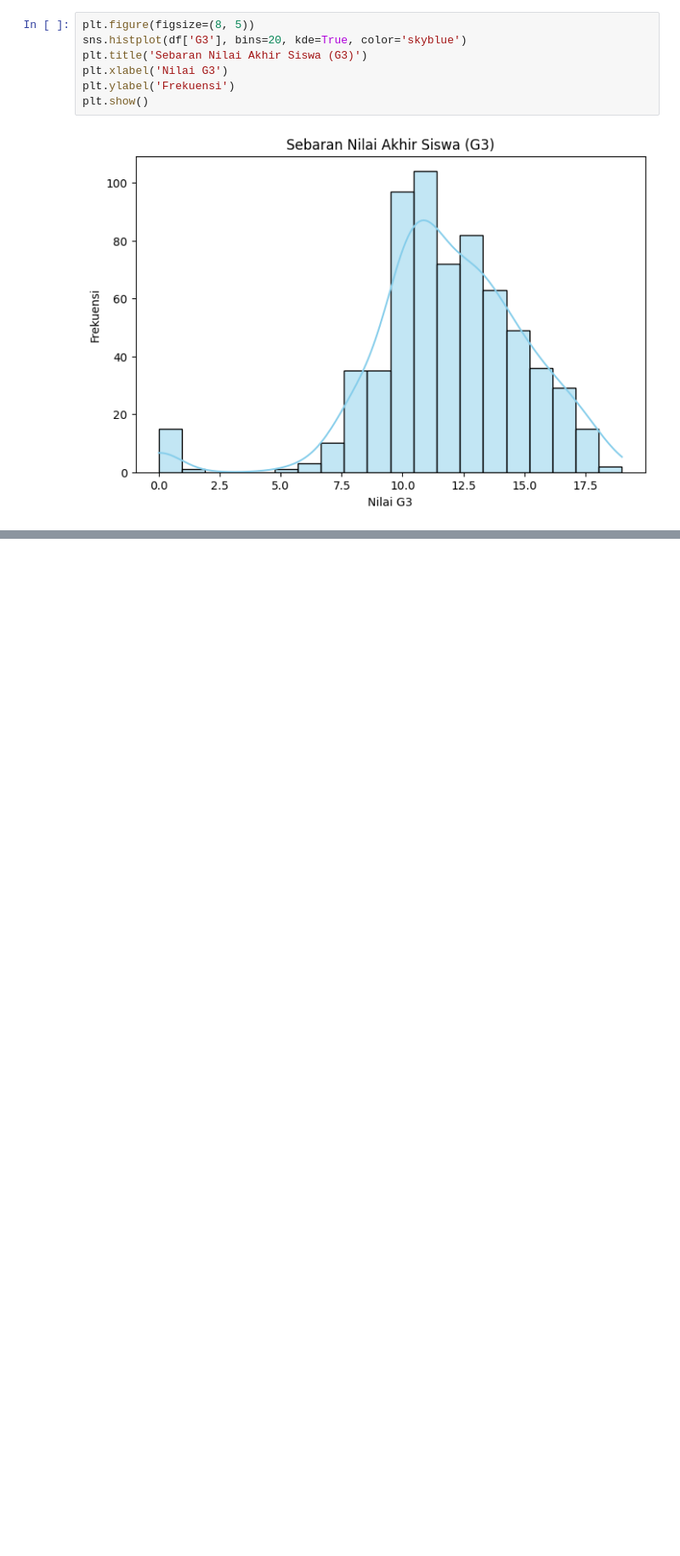
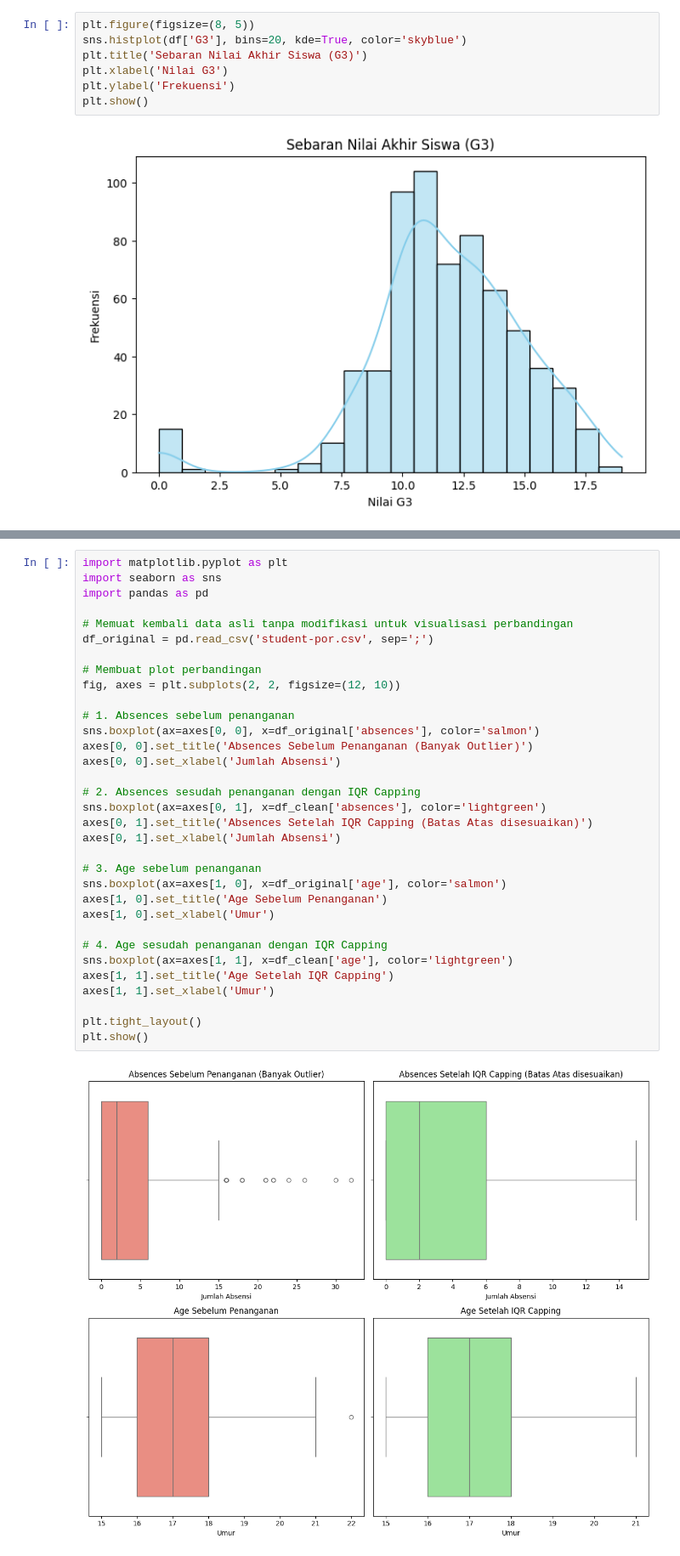
Before and after one commit to iindrisw/PROJEK-MACHINE-LEARNING-1, a Jupyter notebook: projek_machine_learning.ipynb, the cells around one changed output, grey strips where cells are left out. Shown at 85% size. Cells and saved outputs as stored; diff of their text form; blank space fills up the shorter version.

```diff
--- a/projek_machine_learning.ipynb
+++ b/projek_machine_learning.ipynb
@@ -170,0 +236,35 @@ plt.show()
+# %%
+import matplotlib.pyplot as plt
+import seaborn as sns
+import pandas as pd
+
+# Memuat kembali data asli tanpa modifikasi untuk visualisasi perbandingan
+df_original = pd.read_csv('student-por.csv', sep=';')
+
+# Membuat plot perbandingan
+fig, axes = plt.subplots(2, 2, figsize=(12, 10))
+
+# 1. Absences sebelum penanganan
+sns.boxplot(ax=axes[0, 0], x=df_original['absences'], color='salmon')
+axes[0, 0].set_title('Absences Sebelum Penanganan (Banyak Outlier)')
+axes[0, 0].set_xlabel('Jumlah Absensi')
+
+# 2. Absences sesudah penanganan dengan IQR Capping
+sns.boxplot(ax=axes[0, 1], x=df_clean['absences'], color='lightgreen')
+axes[0, 1].set_title('Absences Setelah IQR Capping (Batas Atas disesuaikan)')
+axes[0, 1].set_xlabel('Jumlah Absensi')
+
+# 3. Age sebelum penanganan
+sns.boxplot(ax=axes[1, 0], x=df_original['age'], color='salmon')
+axes[1, 0].set_title('Age Sebelum Penanganan')
+axes[1, 0].set_xlabel('Umur')
+
+# 4. Age sesudah penanganan dengan IQR Capping
+sns.boxplot(ax=axes[1, 1], x=df_clean['age'], color='lightgreen')
+axes[1, 1].set_title('Age Setelah IQR Capping')
+axes[1, 1].set_xlabel('Umur')
+
+plt.tight_layout()
+plt.show()
+# %% [output]
+[figure, added]
```
Also changed, not shown: parts of 4 cells of this notebook.
